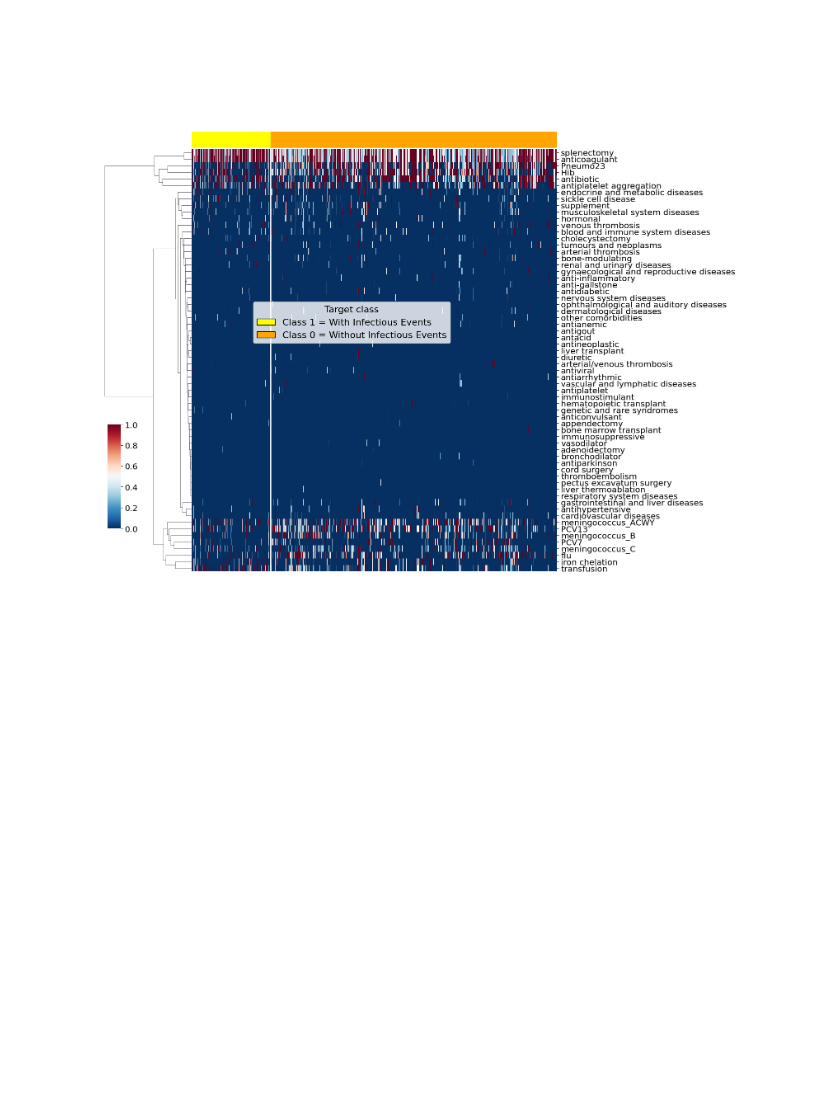
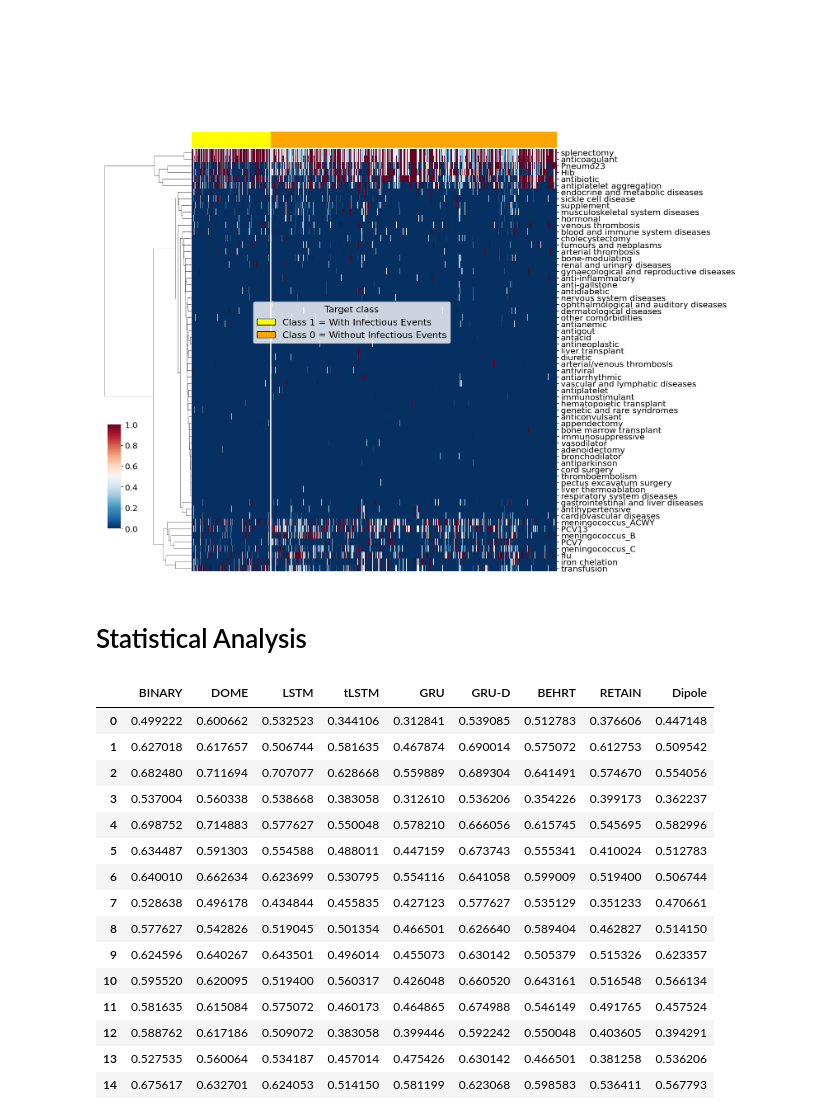
Before and after one commit to giordamaug/Embed_Clinical_Sequences_Asplenic, a Jupyter notebook: notebook.ipynb, the cells around one changed output. Cells and saved outputs as stored; diff of their text form; code cells hidden in the pictures; blank space fills up the shorter version.

```diff
--- a/notebook.ipynb
+++ b/notebook.ipynb
@@ -43,6 +51,7 @@ df = pd.read_json(f"data/dataset_EN.json").set_index("id")
 groupname = "ALL"
 selected_ids = pd.read_csv(f"config/{groupname}_index.csv", header=None).values.ravel()
 results_dir = "results"   # in "results_rev2" you find paper's results
+niter = 1
 num_epochs = 10
 batch_size = 32
 embedding_dim = 64
@@ -364,20 +362,15 @@ cols = ["AUC mean","AUC std","F1 mean","F1 std","Prec mean","Prec std","Recall m
 dtypes = {"AUC mean": "float64", "AUC std": "float64","F1 mean": "float64","F1 std": "float64","Prec mean": "float64","Prec std": "float64","Recall mean": "float64","Recall std": "float64","MCC mean": "float64","MCC std": "float64","Acc mean": "float64","Acc std": "float64", "CM": "string"}
 # Pre-allocate empty DataFrame with correct dtypes
 results_df = pd.DataFrame({c: pd.Series(dtype=dt) for c, dt in dtypes.items()},columns=cols)
-res = {"AUC": {m: [] for m in ['STATIC'] + methods},
-       "F1": {m: [] for m in ['STATIC'] + methods},
-       "Prec": {m: [] for m in ['STATIC'] + methods},
-       "Recall": {m: [] for m in ['STATIC'] + methods},
-       "MCC": {m: [] for m in ['STATIC'] + methods},
-       "Acc": {m: [] for m in ['STATIC'] + methods},
-       "CM" : {m: [] for m in ['STATIC'] + methods}}
-for i in range(5):
+rawcols = ['AUC', 'F1', 'Prec', 'Recall', 'MCC', 'Acc', 'Brier', 'CM', 'y_true_oof', 'y_pred_oof', 'y_prob_oof', 'calibration_prob_pred', 'calibration_prob_true']
+res = {met: {m: [] for m in ['STATIC'] + methods} for met in rawcols}
+for i in range(int(niter)):
     set_seed(seed+i)
     m = "STATIC"
     results_tmp, model, _,_,_,_, results = lgbm_cv(embedder_configs, y_df, selected_ids, methods=[m],
                                                   random_state=seed+i, return_metrics=True)
     for metric in res.keys():
-        if metric == "CM":
+        if metric in ['CM', 'y_true_oof', 'y_pred_oof', 'y_prob_oof', 'calibration_prob_pred', 'calibration_prob_true']:
             res[metric][m] += list(list(results[metric].tolist()))
         else:
             res[metric][m] += results[metric]
@@ -388,17 +381,17 @@ for i in range(5):
                                                        methods=["STATIC", m],
                                                        random_state=seed+i, return_metrics=True)
         for metric in res.keys():
-            if metric == "CM":
+            if metric in ['CM', 'y_true_oof', 'y_pred_oof', 'y_prob_oof', 'calibration_prob_pred', 'calibration_prob_true']:
                 res[metric][m] += list(list(results[metric].tolist()))
             else:
                 res[metric][m] += results[metric]
         results_df = pd.concat([results_df, results_tmp],axis=0)
-with open(f"{results_dir}/results_{groupname}{subgroup}.pkl", 'wb') as f:
+with open(f"{results_dir}/rawmeas_{niter}iter_{groupname}{subgroup}.pkl", 'wb') as f:
     pickle.dump(res, f)
 
 for metric in res.keys():
     pd.DataFrame(res[metric]).to_csv(f"{results_dir}/resdata_{metric}_{groupname}.csv")
-results_df.to_csv(f"{results_dir}/resdata_{groupname}{subgroup}.csv")
+results_df.to_csv(f"{results_dir}/resdata_{niter}iter_{groupname}{subgroup}.csv")
 results_df
 # %% [output]
 [interactive output not drawn]
@@ -517,3 +512,35 @@ plt.show()
 # X_norm_t.shape
 # %% [output]
 [figure]
+# %% [markdown]
+# Statistical Analysis
+# %%
+import pandas as pd
+import itertools
+from scipy.stats import friedmanchisquare, wilcoxon
+import statsmodels.stats.multitest as smm
+
+# ======================
+# LOAD DATA
+# ======================
+with open(f"{results_dir}/rawmeas_{niter}iter_{groupname}{subgroup}.pkl", 'rb') as f:
+    ff = pickle.load(f)
+df = pd.DataFrame({m: ff['MCC'][m] for m in methods})
+df
+# %% [output]
+|  | BINARY | DOME | LSTM | tLSTM | GRU | GRU-D | BEHRT | RETAIN | Dipole |
+| 0 | 0.499222 | 0.600662 | 0.532523 | 0.344106 | 0.312841 | 0.539085 | 0.512783 | 0.376606 | 0.447148 |
+| 1 | 0.627018 | 0.617657 | 0.506744 | 0.581635 | 0.467874 | 0.690014 | 0.575072 | 0.612753 | 0.509542 |
+| 2 | 0.682480 | 0.711694 | 0.707077 | 0.628668 | 0.559889 | 0.689304 | 0.641491 | 0.574670 | 0.554056 |
+| 3 | 0.537004 | 0.560338 | 0.538668 | 0.383058 | 0.312610 | 0.536206 | 0.354226 | 0.399173 | 0.362237 |
+| 4 | 0.698752 | 0.714883 | 0.577627 | 0.550048 | 0.578210 | 0.666056 | 0.615745 | 0.545695 | 0.582996 |
+| 5 | 0.634487 | 0.591303 | 0.554588 | 0.488011 | 0.447159 | 0.673743 | 0.555341 | 0.410024 | 0.512783 |
+| 6 | 0.640010 | 0.662634 | 0.623699 | 0.530795 | 0.554116 | 0.641058 | 0.599009 | 0.519400 | 0.506744 |
+| 7 | 0.528638 | 0.496178 | 0.434844 | 0.455835 | 0.427123 | 0.577627 | 0.535129 | 0.351233 | 0.470661 |
+| 8 | 0.577627 | 0.542826 | 0.519045 | 0.501354 | 0.466501 | 0.626640 | 0.589404 | 0.462827 | 0.514150 |
+| 9 | 0.624596 | 0.640267 | 0.643501 | 0.496014 | 0.455073 | 0.630142 | 0.505379 | 0.515326 | 0.623357 |
+| 10 | 0.595520 | 0.620095 | 0.519400 | 0.560317 | 0.426048 | 0.660520 | 0.643161 | 0.516548 | 0.566134 |
+| 11 | 0.581635 | 0.615084 | 0.575072 | 0.460173 | 0.464865 | 0.674988 | 0.546149 | 0.491765 | 0.457524 |
+| 12 | 0.588762 | 0.617186 | 0.509072 | 0.383058 | 0.399446 | 0.592242 | 0.550048 | 0.403605 | 0.394291 |
+| 13 | 0.527535 | 0.560064 | 0.534187 | 0.457014 | 0.475426 | 0.630142 | 0.466501 | 0.381258 | 0.536206 |
+| 14 | 0.675617 | 0.632701 | 0.624053 | 0.514150 | 0.581199 | 0.623068 | 0.598583 | 0.536411 | 0.567793 |
```
Also changed, not shown: parts of 15 cells of this notebook.
